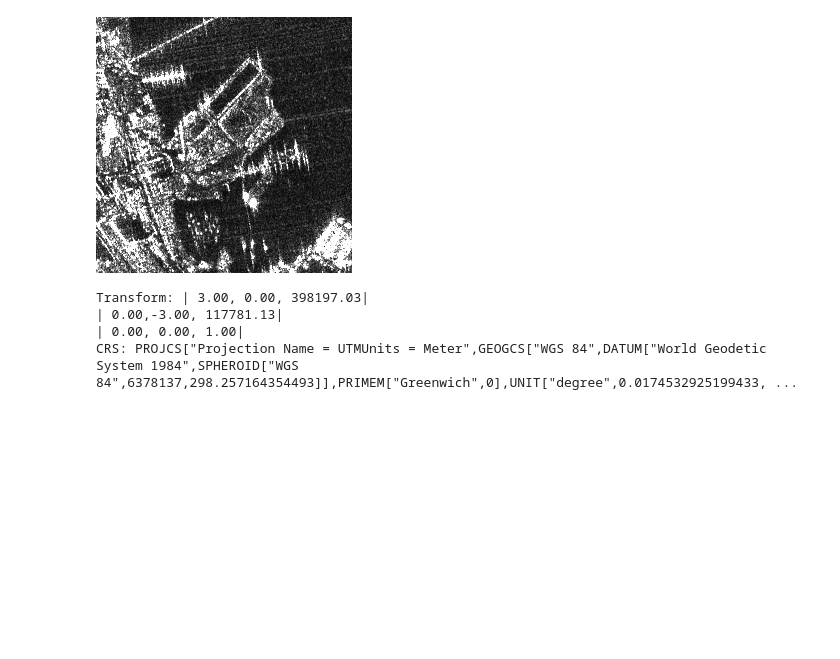
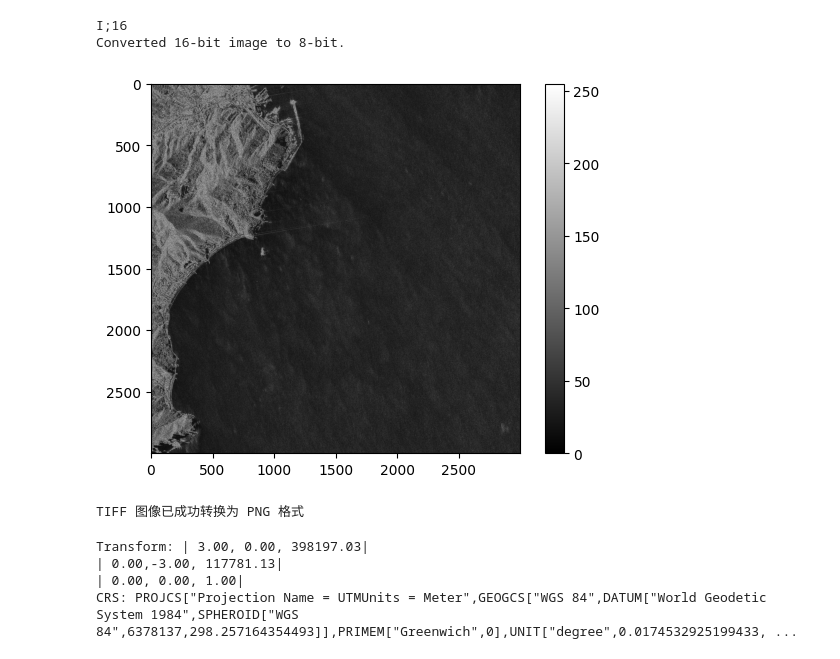
Before and after one commit to kapicoder/TDL, a Jupyter notebook: visualization/MAR_visulal.ipynb, the cells around one changed output. Drawn from its saved outputs; the diff is of its cells as text; code cells hidden in the pictures; blank space fills up the shorter version.

```diff
--- a/visualization/MAR_visulal.ipynb
+++ b/visualization/MAR_visulal.ipynb
@@ -1,12 +1,35 @@
 # %%
-import pandas as pd
 from PIL import Image
+import numpy as np
+np.set_printoptions(threshold=np.inf)
+# 打开 TIFF 图像文件
+img = Image.open('../dataset/AIR-SARShip-1.0/SARShip-1.0-1/SARShip-1.0-1.tiff')
 
-# 打开 TIFF 文件
-img = Image.open('../dataset/AIR-SARShip-1.0/data_spilt/images/SARShip-1.0-1_r00000_c00768.tiff')
-img.show()  # 显示图像
+# 如果是16位或其他大范围数据，进行归一化到 0-255
+if img.mode == 'I;16':  # 检查图像是否是16位图像
+    img_array = np.array(img)
+
+    print(img.mode)
+    img_array = (img_array).astype(np.uint8)  # 归一化并转为 8 位
+    img = Image.fromarray(img_array)
+    print("Converted 16-bit image to 8-bit.")
+# 如果图像有透明度（RGBA），可以选择去掉透明度通道
+if img.mode == 'RGBA':
+    img = img.convert('RGB')  # 转换为 RGB 模式，去掉透明度
+
+# 保存为 PNG 格式
+img.save('../dataset/AIR-SARShip-1.0/SARShip-1.0-1/SARShip-1.0-1.png', 'PNG')
+import matplotlib.pyplot as plt
+plt.imshow(img_array, cmap='gray')
+plt.colorbar()
+plt.show()
+# 打印完成消息
+print("TIFF 图像已成功转换为 PNG 格式")
 # %% [output]
+I;16
+Converted 16-bit image to 8-bit.
-[figure, old version]
+[figure, new version]
+TIFF 图像已成功转换为 PNG 格式
 # %%
 import rasterio
 
```
Also changed, not shown: parts of 2 cells of this notebook, 10 other files.
